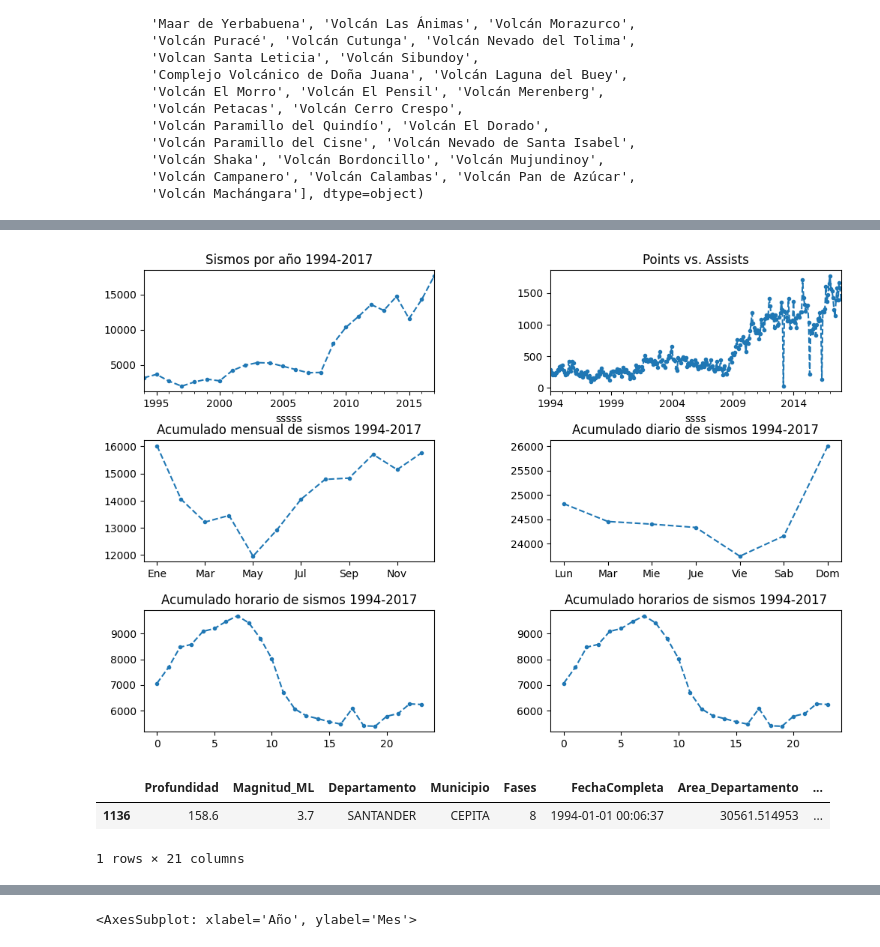
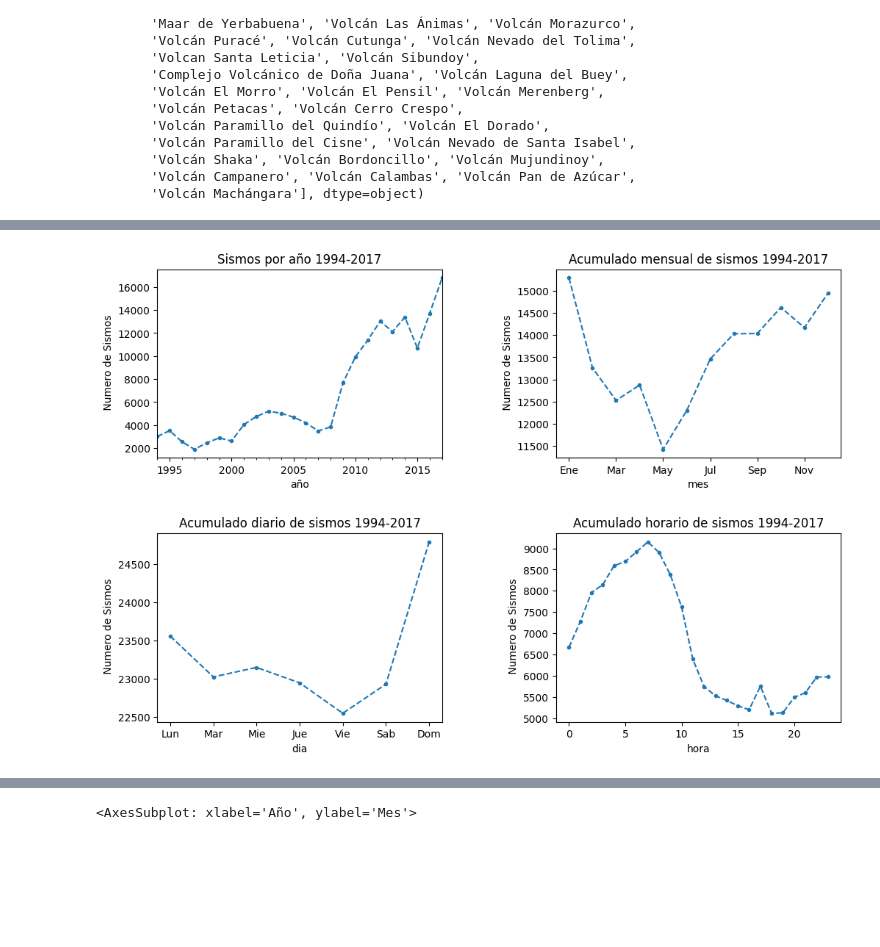
Before and after one commit to EDGAR-BARAHONA/Programacion-Python-Gis, a Jupyter notebook: Analitica/AnalisisSismico.ipynb, the cells around one changed output, grey strips where cells are left out. Saved outputs shown, nothing was run; the diff lists cells and outputs as text; code cells hidden in the pictures; blank space fills up the shorter version.

```diff
--- a/Analitica/AnalisisSismico.ipynb
+++ b/Analitica/AnalisisSismico.ipynb
@@ -111,3 +112,0 @@ sismos = sismos[(sismos.Año >=1994) &(sismos.Año <=2017)]
-# %%
-sismos["edad2"]=sismos.Edad.str.split('-', expand = True)[0]
-sismos.edad2 = sismos.edad2.str.replace("?","")
@@ -166,7 +212,9 @@ edades = {'Jurásico': 201.3,
 def map_values(x):
     return edades.get(x, x)
 
-sismos["EdadMillAños"] = sismos.edad2.apply(map_values)
+sismos["EdadMillAños"] = sismos.Edad.apply(map_values)
+# %%
+sismos = sismos.loc[sismos["EdadMillAños"].notna()]
 # %%
 columns_dict = {"LATITUD (grados)":"Latitud",
                 "LONGITUD (grados)":"Longitud",
@@ -181,4 +229,4 @@ sismos = sismos.rename(columns=columns_dict)
 # %%
 sismos = sismos.drop(columns=['FECHA','HORA_UTC','MAGNITUD Mw','RMS (Seg)', 'GAP (grados)','ERROR LATITUD (Km)', 'ERROR LONGITUD (Km)', 'ERROR PROFUNDIDAD (Km)',
        'ESTADO', 'DPTO_CNMBR','ERROR LATITUD (Km)', 'ERROR LONGITUD (Km)', 'ERROR PROFUNDIDAD (Km)', 'ESTADO','geometry_x','index_right', 'N_CartaCo', 'SHAPE_Leng_x', 'SHAPE_Area',
-       'id_falla','id_volcan','VolcanID','Latitud', 'Longitud', 'Comentario_y', 'URL','geometry_y','Tipo', 'Comentario', 'SHAPE_Leng_y','geometry','Comentario_x', 'edad2'])
+       'id_falla','id_volcan','VolcanID','Latitud', 'Longitud', 'Comentario_y', 'URL','geometry_y','Tipo', 'Comentario', 'SHAPE_Leng_y','geometry','Comentario_x'])
@@ -185,40 +245,29 @@ sismos = sismos.drop(columns=['FECHA','HORA_UTC','MAGNITUD Mw','RMS (Seg)', 'GAP
 # %%
 sismos_xmes = pd.to_datetime(sismos.FechaCompleta).dt.to_period(freq = 'M')
 sismos_xmes = sismos_xmes.value_counts().sort_index()
 
 sismos_xaño = pd.to_datetime(sismos.FechaCompleta).dt.to_period(freq = 'Y')
 sismos_xaño = sismos_xaño.value_counts().sort_index()
 
 
 sismosmes = sismos.Mes.value_counts().sort_index()
 sismosmes.index = ['Ene','Feb','Mar','Abr','May','Jun', 'Jul','Ago','Sep','Oct','Nov','Dec']
 
 sismosdia = sismos.Dia.value_counts().sort_index()
 sismosdia.index = ['Lun','Mar','Mie','Jue','Vie','Sab','Dom']
 
 sismoshora = sismos.hora.value_counts().sort_index()
 
 
-fig, ((ax1,ax2),(ax3,ax4),(ax5,ax6)) = plt.subplots(nrows=3, ncols=2, figsize=(12, 8))
+fig, ((ax1,ax2),(ax3,ax4)) = plt.subplots(nrows=2, ncols=2, figsize=(12, 8))
 
-sismos_xmes.plot(marker='.', ls = '--', title = 'Sismos por Mes 1994-2017', ax=ax2).set(title='Points vs. Assists', xlabel = "ssss")
-
-
-
-sismos_xaño.plot(marker='.', ls = '--', title = 'Sismos por año 1994-2017', ax=ax1).set_xlabel("sssss")
-sismosmes.plot(marker='.', ls = '--', title = 'Acumulado mensual de sismos 1994-2017', ax=ax3)
-sismosdia.plot(marker='.', ls = '--', title = 'Acumulado diario de sismos 1994-2017', ax=ax4)
-sismoshora.plot(marker='.', ls = '--', title = 'Acumulado horario de sismos 1994-2017', ax=ax5)
-sismoshora.plot(marker='.', ls = '--', title = 'Acumulado horarios de sismos 1994-2017', ax=ax6)
-
-
+#sismos_xmes.plot(marker='.', ls = '--', title = 'Sismos por Mes 1994-2017', ax=ax2).set(title='Points vs. Assists', xlabel = "ssss")
+sismos_xaño.plot(marker='.', ls = '--', title = 'Sismos por año 1994-2017', ax=ax1).set(xlabel = "año", ylabel = " Numero de Sismos")
+sismosmes.plot(marker='.', ls = '--', title = 'Acumulado mensual de sismos 1994-2017', ax=ax2).set(xlabel = "mes", ylabel = " Numero de Sismos")
+sismosdia.plot(marker='.', ls = '--', title = 'Acumulado diario de sismos 1994-2017', ax=ax3).set(xlabel = "dia", ylabel = " Numero de Sismos")
+sismoshora.plot(marker='.', ls = '--', title = 'Acumulado horario de sismos 1994-2017', ax=ax4).set(xlabel = "hora", ylabel = " Numero de Sismos")
+#sismoshora.plot(marker='.', ls = '--', title = 'Acumulado horarios de sismos 1994-2017', ax=ax6).set(xlabel = "hora", ylabel = " Numero de Sismos")
 
 plt.subplots_adjust(wspace=0.4,hspace=0.4)
 # %% [output]
-[figure, old version]
+[figure, new version]
-# %%
-sismos.head(1)
-# %% [output]
-|  | Profundidad | Magnitud_ML | Departamento | Municipio | Fases | FechaCompleta | Area_Departamento | ... |
-| 1136 | 158.6 | 3.7 | SANTANDER | CEPITA | 8 | 1994-01-01 00:06:37 | 30561.514953 | ... |
-1 rows × 21 columns
```
Also changed, not shown: parts of 15 cells of this notebook.
